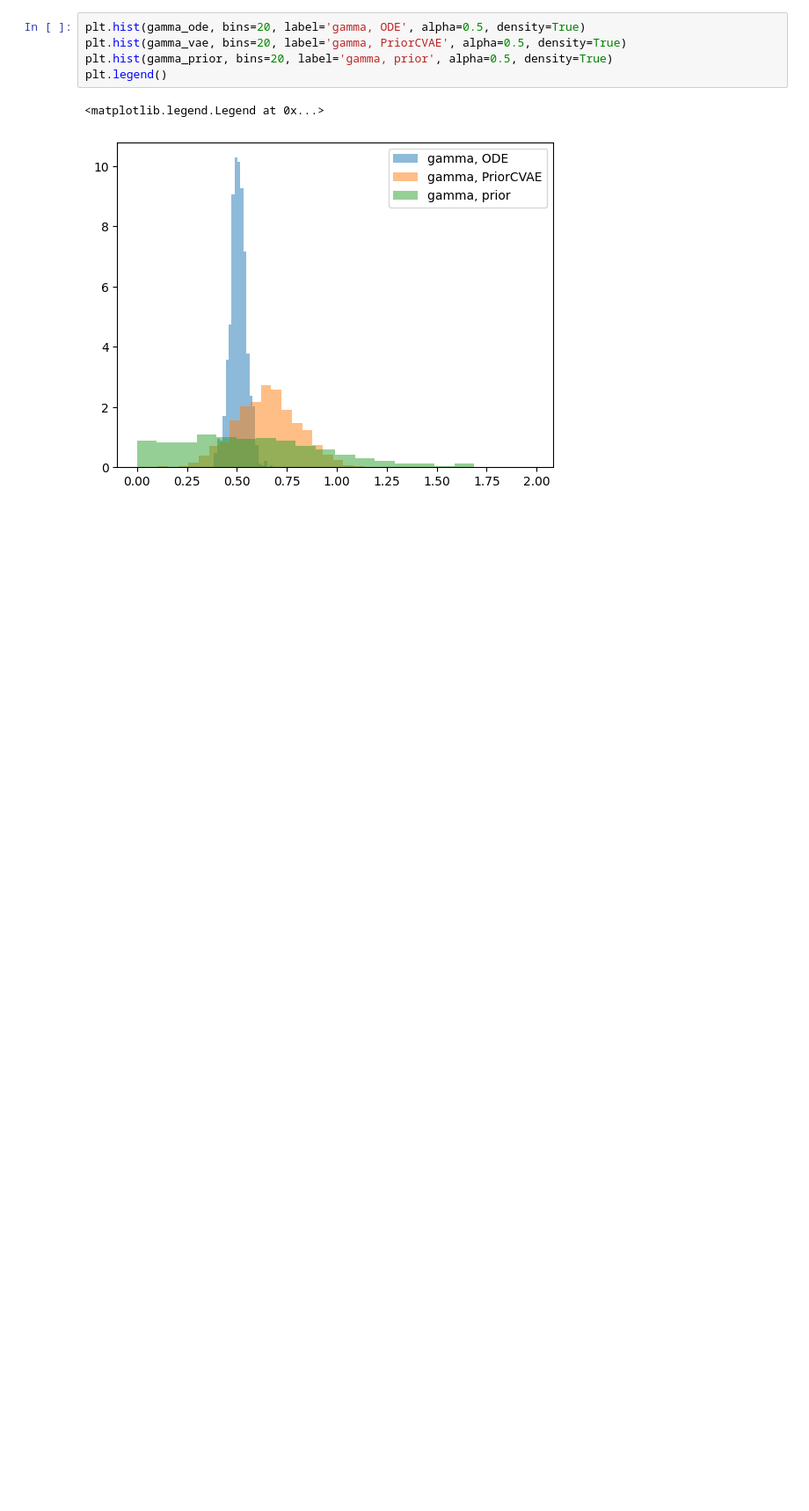
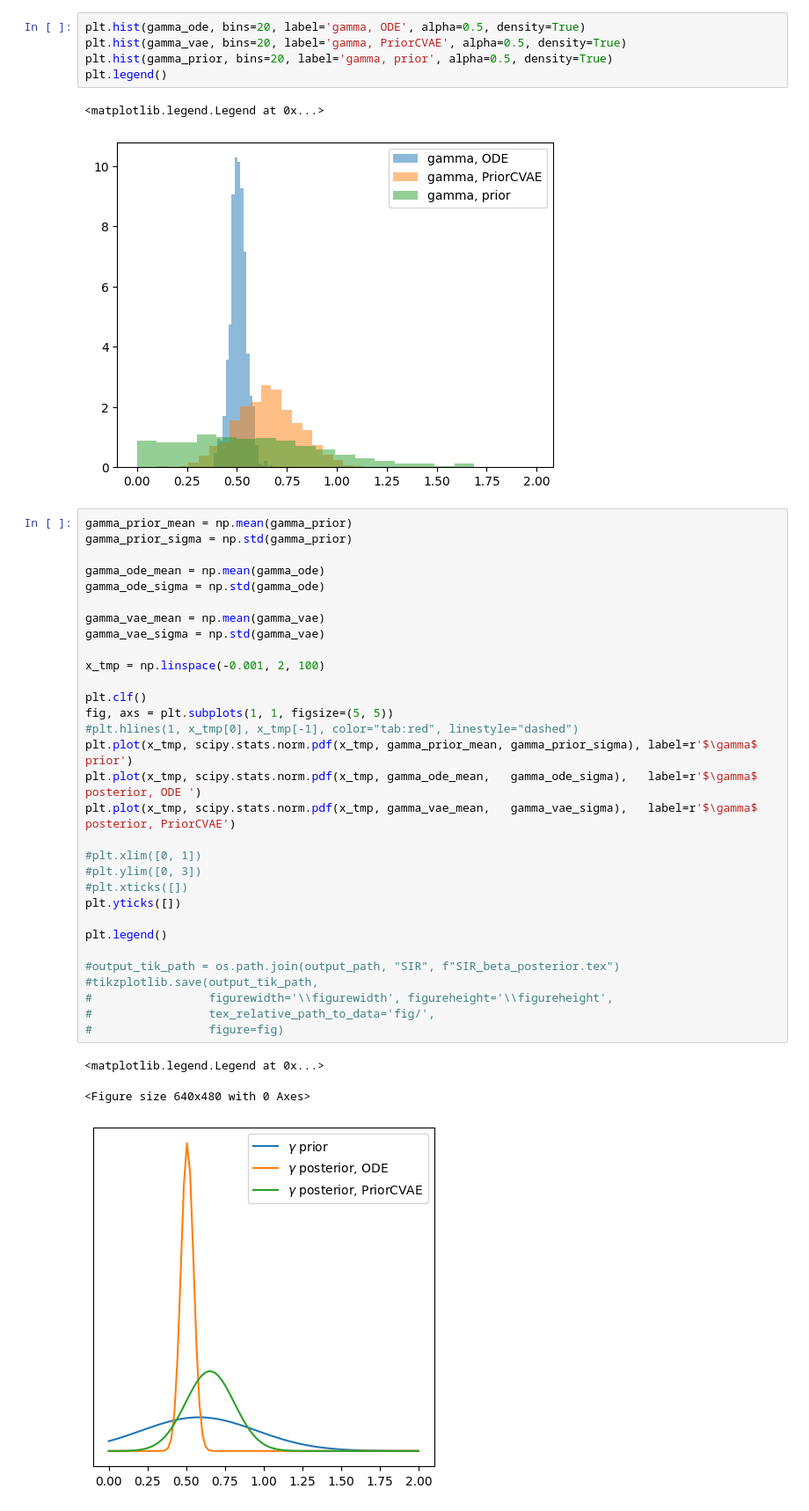
Before and after one commit to elizavetasemenova/PriorCVAE_JAX, a Jupyter notebook: experiments/SIR/notebook/5_SIR_inference_CVAE.ipynb, the cells around one changed output. Shown at 88% size. Cells and saved outputs as stored; diff of their text form; blank space fills up the shorter version.

```diff
--- a/experiments/SIR/notebook/5_SIR_inference_CVAE.ipynb
+++ b/experiments/SIR/notebook/5_SIR_inference_CVAE.ipynb
@@ -336,4 +373,39 @@ plt.legend()
 # %% [output]
 <matplotlib.legend.Legend at 0x...>
 [figure]
+# %%
+gamma_prior_mean = np.mean(gamma_prior)
+gamma_prior_sigma = np.std(gamma_prior)
+
+gamma_ode_mean = np.mean(gamma_ode)
+gamma_ode_sigma = np.std(gamma_ode)
+
+gamma_vae_mean = np.mean(gamma_vae)
+gamma_vae_sigma = np.std(gamma_vae)
+
+x_tmp = np.linspace(-0.001, 2, 100)
+
+plt.clf()
+fig, axs = plt.subplots(1, 1, figsize=(5, 5))
+#plt.hlines(1, x_tmp[0], x_tmp[-1], color="tab:red", linestyle="dashed")
+plt.plot(x_tmp, scipy.stats.norm.pdf(x_tmp, gamma_prior_mean, gamma_prior_sigma), label=r'$\gamma$ prior')
+plt.plot(x_tmp, scipy.stats.norm.pdf(x_tmp, gamma_ode_mean,   gamma_ode_sigma),   label=r'$\gamma$ posterior, ODE ')
+plt.plot(x_tmp, scipy.stats.norm.pdf(x_tmp, gamma_vae_mean,   gamma_vae_sigma),   label=r'$\gamma$ posterior, PriorCVAE')
+
+#plt.xlim([0, 1])
+#plt.ylim([0, 3])
+#plt.xticks([])
+plt.yticks([])
+
+plt.legend()
+
+#output_tik_path = os.path.join(output_path, "SIR", f"SIR_beta_posterior.tex")
+#tikzplotlib.save(output_tik_path,
+#                 figurewidth='\\figurewidth', figureheight='\\figureheight',
+#                 tex_relative_path_to_data='fig/',
+#                 figure=fig)
+# %% [output]
+<matplotlib.legend.Legend at 0x...>
+<Figure size 640x480 with 0 Axes>
+[figure, added]
 # %%
```
Also changed, not shown: parts of 6 cells of this notebook.
